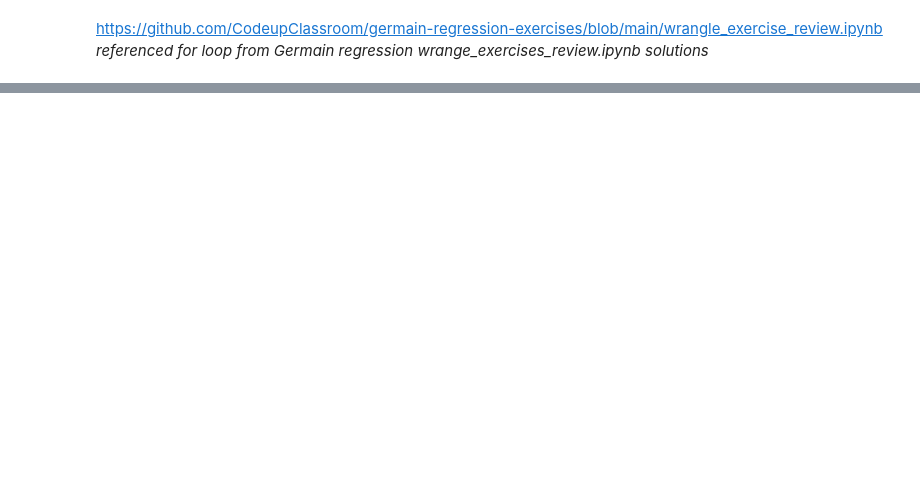
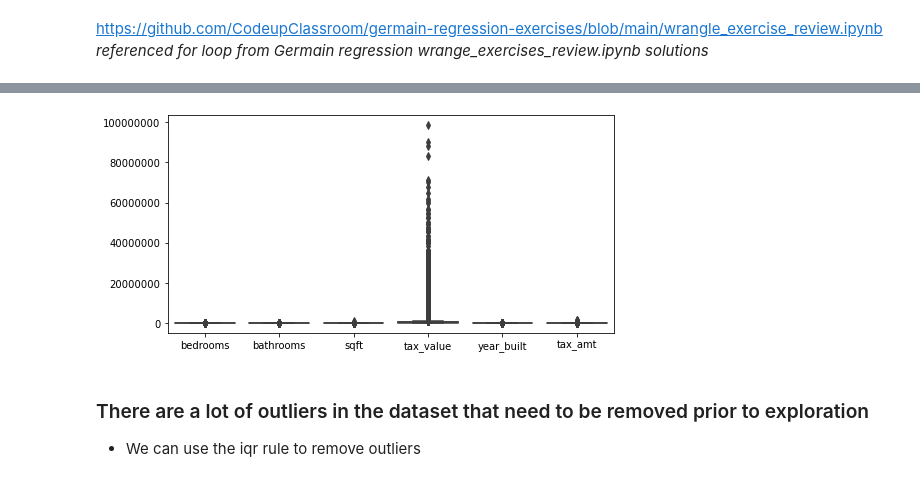
Before and after one commit to Jonessn22/regression_exercises, a Jupyter notebook: 01_acquisition_prep_exercises.ipynb, the cells around one changed output, grey strips where cells are left out. Drawn from its saved outputs; the diff is of its cells as text; code cells hidden in the pictures; blank space fills up the shorter version.

```diff
--- a/01_acquisition_prep_exercises.ipynb
+++ b/01_acquisition_prep_exercises.ipynb
@@ -258,0 +301,13 @@ https://github.com/CodeupClassroom/germain-regression-exercises/blob/main/wrangl
+# %%
+# boxplots
+plt.figure(figsize = (8, 4))
+
+plt.ticklabel_format(useOffset = False, style = 'plain')
+sns.boxplot(data = zillow.drop(columns = ['fips']))
+
+plt.show()
+# %% [output]
+[figure, added]
+# %% [markdown]
+### There are a lot of outliers in the dataset that need to be removed prior to exploration
+- We can use the iqr rule to remove outliers
```
Also changed, not shown: parts of 40 cells of this notebook, 4 other files.
